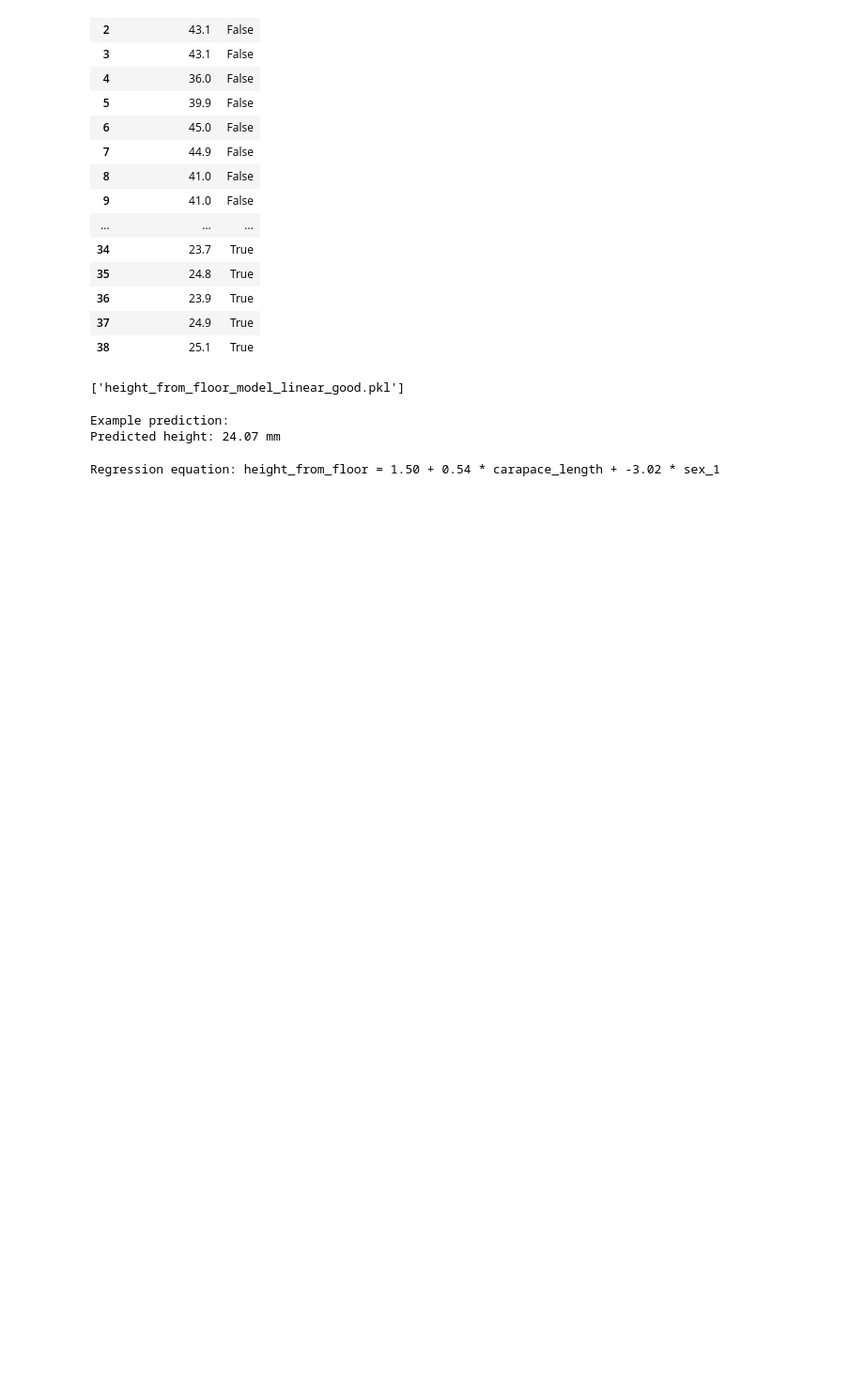
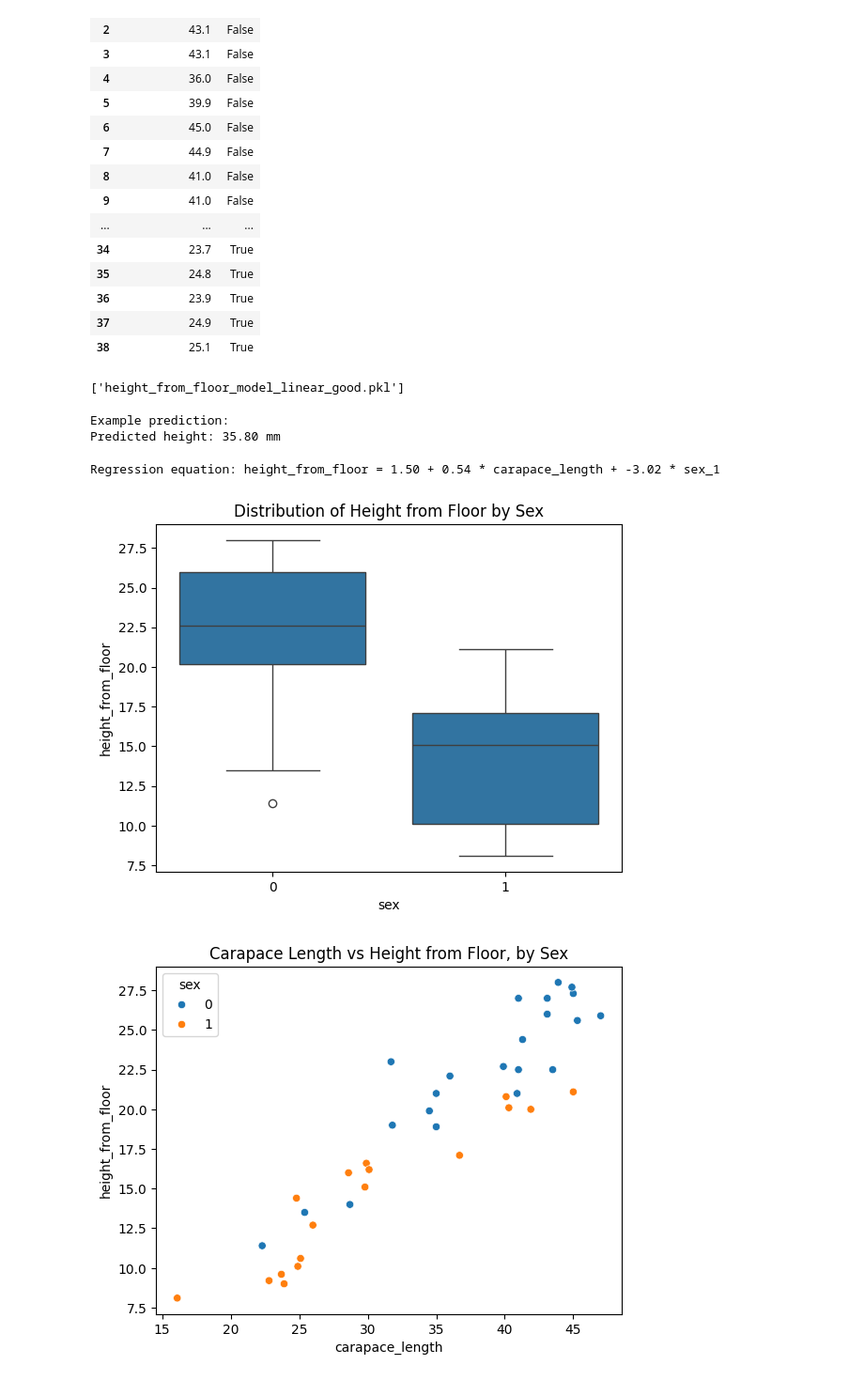
Before and after one commit to gbo999/Computer-Vision-for-Aquaculture-Monitoring-Robot, a Jupyter notebook: src/measurement/notebooks/height_stats.ipynb, the cells around one changed output. Shown at 94% size. Cells and saved outputs as stored; diff of their text form; code cells hidden in the pictures; blank space fills up the shorter version.

```diff
--- a/src/measurement/notebooks/height_stats.ipynb
+++ b/src/measurement/notebooks/height_stats.ipynb
@@ -596,10 +582,10 @@ def predict_height( carapace_length, sex):
 
 # Example usage of the prediction function
 print("\nExample prediction:")
-print(f"Predicted height: {predict_height( 47,1):.2f} mm")
+print(f"Predicted height: {predict_height( 63,1):.2f} mm")
 # %% [output]
 Example prediction:
-Predicted height: 24.07 mm
+Predicted height: 35.80 mm
 # %%
 intercept = linear_model.intercept_
 coefficients = linear_model.coef_
@@ -608,3 +594,19 @@ coefficients = linear_model.coef_
 print(f"Regression equation: height_from_floor = {intercept:.2f} + {coefficients[0]:.2f} * carapace_length + {coefficients[1]:.2f} * sex_1")
 # %% [output]
 Regression equation: height_from_floor = 1.50 + 0.54 * carapace_length + -3.02 * sex_1
+# %%
+import seaborn as sns
+import matplotlib.pyplot as plt
+
+# Plot the distribution of height from floor by sex
+sns.boxplot(x=df['sex'], y=df['height_from_floor'])
+plt.title('Distribution of Height from Floor by Sex')
+plt.show()
+
+# Plot carapace length vs height from floor, colored by sex
+sns.scatterplot(x=df['carapace_length'], y=df['height_from_floor'], hue=df['sex'])
+plt.title('Carapace Length vs Height from Floor, by Sex')
+plt.show()
+# %% [output]
+[figure, added]
+[figure, added]
```
Also changed, not shown: parts of 1 cell of this notebook, 5 other files.
